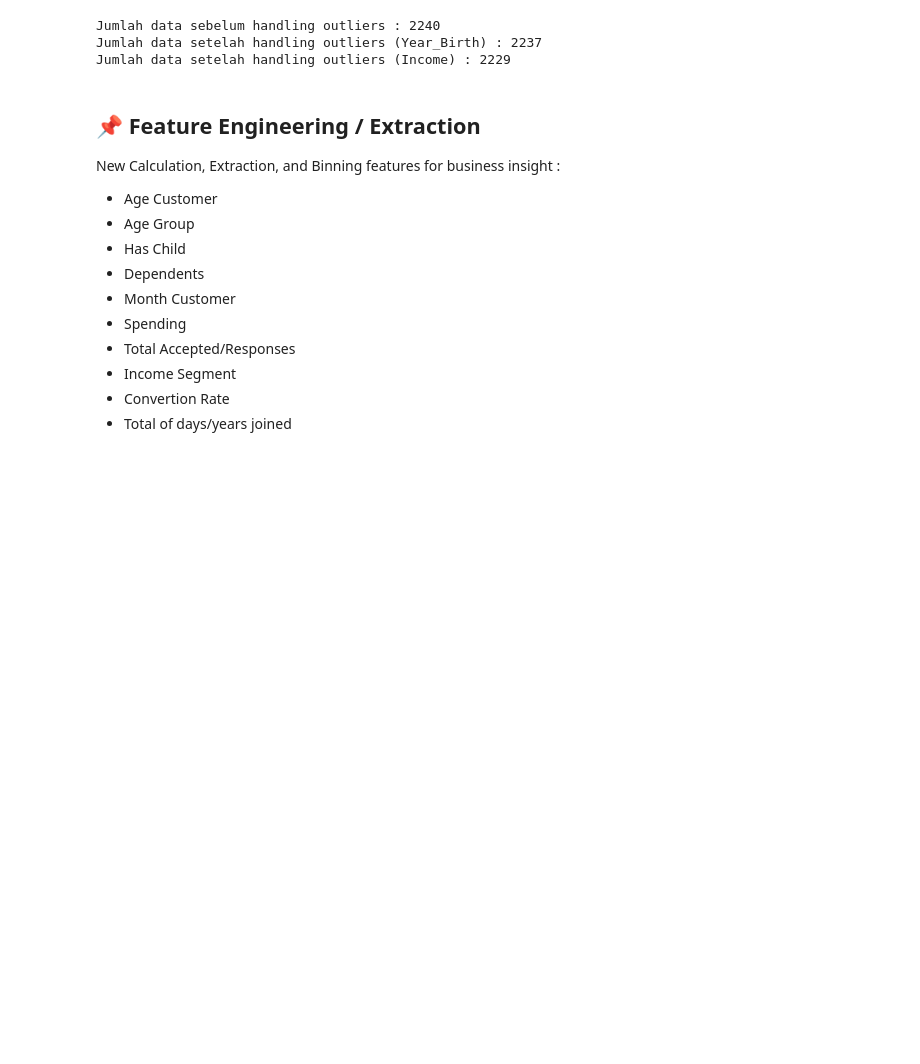
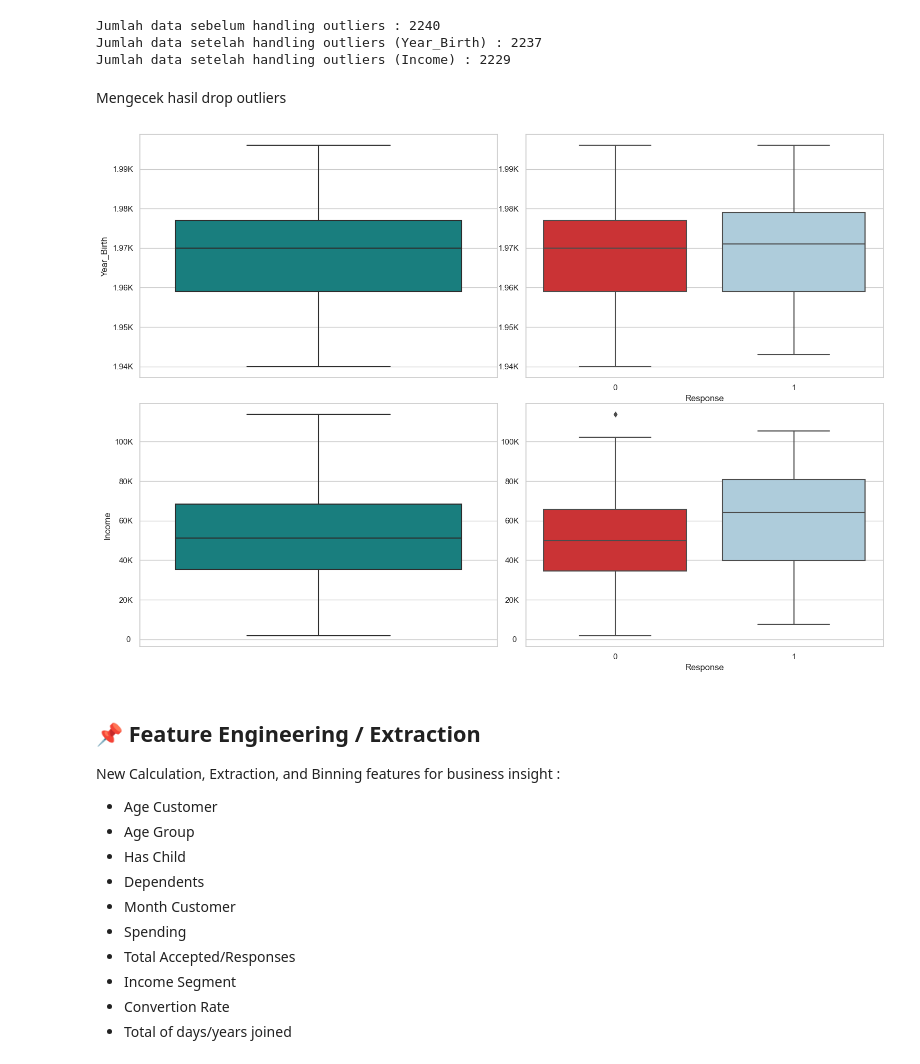
Before and after one commit to nurimammasri/Marketing-Campaign-Model-Prediction-by-Datalicious, a Jupyter notebook: [Data Prep] Response Prediction Classification Marketing Campaign.ipynb, the cells around one changed output. Drawn from its saved outputs; the diff is of its cells as text; code cells hidden in the pictures; blank space fills up the shorter version.

```diff
--- a/[Data Prep] Response Prediction Classification Marketing Campaign.ipynb
+++ b/[Data Prep] Response Prediction Classification Marketing Campaign.ipynb
@@ -561,3 +561,34 @@ for i in cols:
 Jumlah data sebelum handling outliers : 2240
 Jumlah data setelah handling outliers (Year_Birth) : 2237
 Jumlah data setelah handling outliers (Income) : 2229
+# %% [markdown]
+Mengecek hasil drop outliers
+# %%
+from math import log10, floor
+def format_func(value, tick_number=None):
+    num_thousands = 0 if abs(value) < 1000 else floor (log10(abs(value))/3)
+    value = round(value / 1000**num_thousands, 2)
+    return f'{value:g}'+' KMGTPEZY'[num_thousands]
+
+plt.figure(figsize=(15, 15))
+n = 3
+j = 0
+
+colors=["#e31a1c", "#a6cee3"]
+
+for i in range(0, len(cols)*2, 2):
+    ax1 = plt.subplot(n, math.ceil(len(cols)*2/n), i+1)
+    sns.boxplot(y=df[cols[j]], color='#088F8F', orient='v')
+
+    ax2 = plt.subplot(n, math.ceil(len(cols)*2/n), i+2, sharey=ax1)
+    sns.boxplot(x=df["Response"], y=df[cols[j]], orient='v', palette=colors)
+
+    ax2.yaxis.set_major_formatter(plt.FuncFormatter(format_func))
+
+    ax2.set_ylabel(None)
+
+    plt.tight_layout(pad=0.1)
+
+    j+=1
+# %% [output]
+[figure, added]
```
Also changed, not shown: parts of 53 cells of this notebook.
